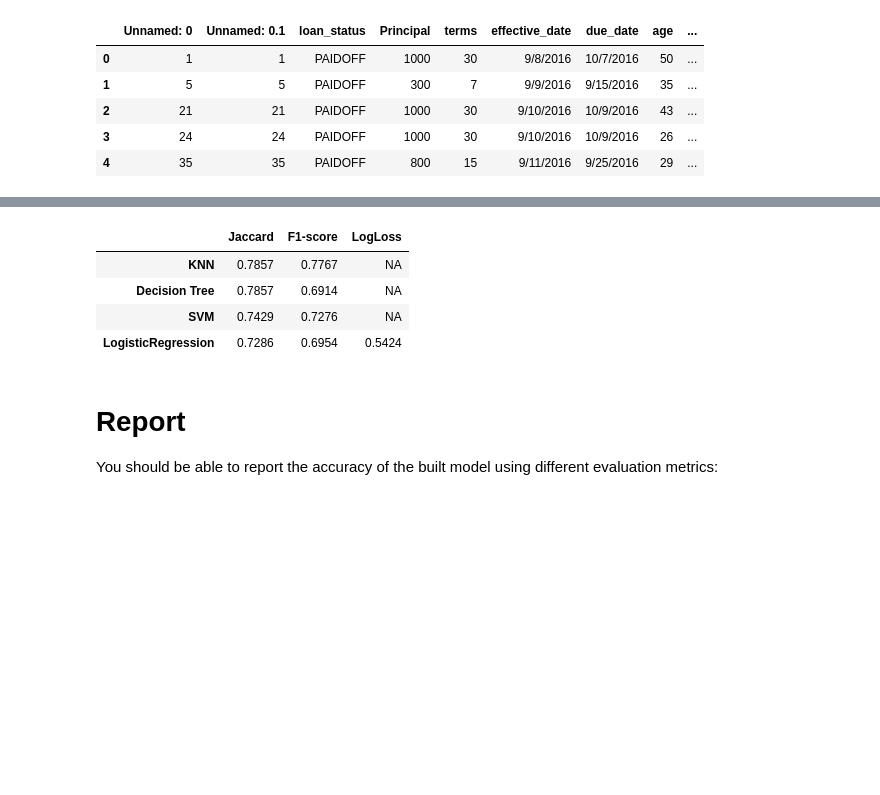
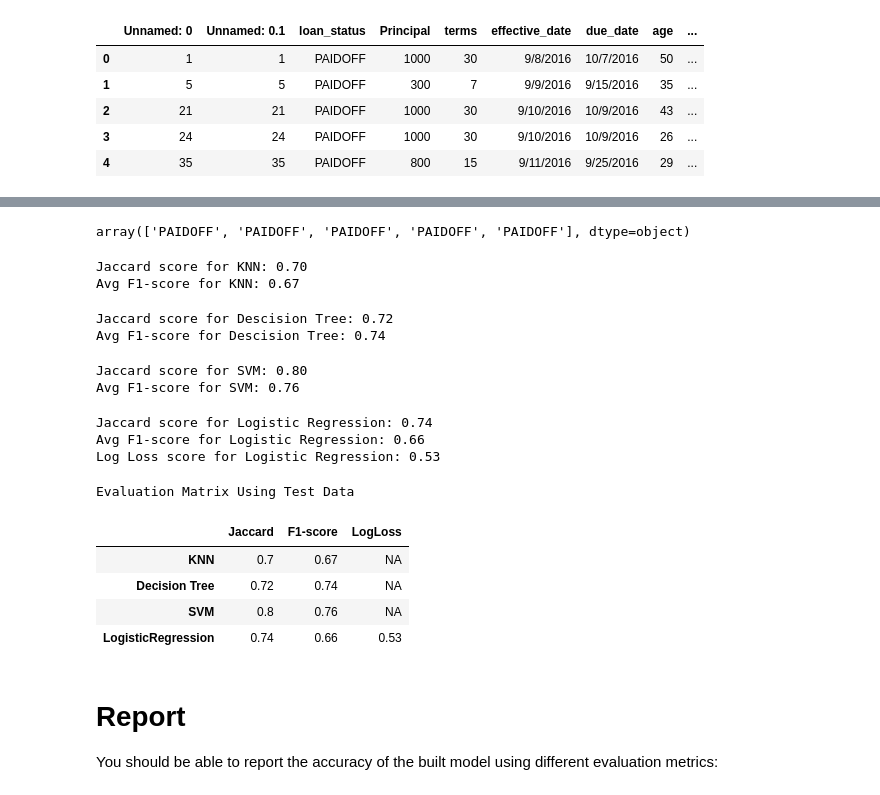
Before and after one commit to SujeethP/Coursera-Caspstone, a Jupyter notebook: Cousera - Machine Learning with Python.ipynb, the cells around one changed output, grey strips where cells are left out. Saved outputs shown, nothing was run; the diff lists cells and outputs as text; code cells hidden in the pictures; blank space fills up the shorter version.

```diff
--- a/Cousera - Machine Learning with Python.ipynb
+++ b/Cousera - Machine Learning with Python.ipynb
@@ -449,20 +497,75 @@ Log Loss score for Logistic Regression: 0.5424
+# %%
+tst_y = test_df['loan_status'].values
+tst_y[0:5]
+# %% [output]
+array(['PAIDOFF', 'PAIDOFF', 'PAIDOFF', 'PAIDOFF', 'PAIDOFF'], dtype=object)
+# %%
+yhat_kNN_test=neigh.predict(tst_X)
+f1_score_kNN_test=f1_score(tst_y, yhat_kNN_test, average='weighted')
+jac_score_kNN_test=jaccard_similarity_score(tst_y, yhat_kNN_test)
+
+
+print("Jaccard score for KNN: %.2f" % jac_score_kNN_test)
+print("Avg F1-score for KNN: %.2f" % f1_score_kNN_test)
+# %% [output]
+Jaccard score for KNN: 0.70
+Avg F1-score for KNN: 0.67
+# %%
+yhat_dt_test = dectree.predict(tst_X)
+f1_score_dt_test=f1_score(tst_y, yhat_dt_test, average='weighted')
+jac_score_dt_test=jaccard_similarity_score(tst_y, yhat_dt_test)
+
+print("Jaccard score for Descision Tree: %.2f" % jac_score_dt_test)
+print("Avg F1-score for Descision Tree: %.2f" % f1_score_dt_test)
+# %% [output]
+Jaccard score for Descision Tree: 0.72
+Avg F1-score for Descision Tree: 0.74
+# %%
+yhat_svm_test = clf.predict(tst_X)
+f1_score_svm_test=f1_score(tst_y, yhat_svm_test, average='weighted')
+jac_score_svm_test=jaccard_similarity_score(tst_y, yhat_svm_test)
+
+print("Jaccard score for SVM: %.2f" % jac_score_svm_test)
+print("Avg F1-score for SVM: %.2f" % f1_score_svm_test)
+# %% [output]
+Jaccard score for SVM: 0.80
+Avg F1-score for SVM: 0.76
+# %%
+yhat_LR_test = LR.predict(tst_X)
+yhat_prob_test = LR.predict_proba(tst_X)
+f1_score_LR_test=f1_score(tst_y, yhat_LR_test, average='weighted')
+jac_score_LR_test=jaccard_similarity_score(tst_y, yhat_LR_test)
+log_loss_LR_test=log_loss(tst_y, yhat_prob_test)
+
+
+
+print("Jaccard score for Logistic Regression: %.2f" % jac_score_LR_test)
+print("Avg F1-score for Logistic Regression: %.2f" % f1_score_LR_test)
+print("Log Loss score for Logistic Regression: %.2f" % log_loss_LR_test)
+# %% [output]
+Jaccard score for Logistic Regression: 0.74
+Avg F1-score for Logistic Regression: 0.66
+Log Loss score for Logistic Regression: 0.53
 # %%
+print ('\033[1m' + '\033[4m' + '\033[95m'+ 'Evaluation Matrix Using Test Data')
+
 data = np.array([['Algorithm','Jaccard','F1-score','LogLoss'],
-                ['KNN',round(jac_score_kNN,4),round(f1_score_kNN,4),'NA'],
-                ['Decision Tree',round(jac_score_dt,4),round(f1_score_dt,4),'NA'],
-                ['SVM',round(jac_score_svm,4),round(f1_score_svm,4),'NA'],
-                ['LogisticRegression',round(jac_score_LR,4),round(f1_score_LR,4),round(log_loss_LR,4)]])
+                ['KNN',round(jac_score_kNN_test,2),round(f1_score_kNN_test,2),'NA'],
+                ['Decision Tree',round(jac_score_dt_test,2),round(f1_score_dt_test,2),'NA'],
+                ['SVM',round(jac_score_svm_test,2),round(f1_score_svm_test,2),'NA'],
+                ['LogisticRegression',round(jac_score_LR_test,2),round(f1_score_LR_test,2),round(log_loss_LR_test,2)]])
 
 df=pd.DataFrame(data=data[1:,1:],
                   index=data[1:,0],
                   columns=data[0,1:])
-df
+display(df)
 # %% [output]
+Evaluation Matrix Using Test Data
 |  | Jaccard | F1-score | LogLoss |
-| KNN | 0.7857 | 0.7767 | NA |
-| Decision Tree | 0.7857 | 0.6914 | NA |
-| SVM | 0.7429 | 0.7276 | NA |
-| LogisticRegression | 0.7286 | 0.6954 | 0.5424 |
+| KNN | 0.7 | 0.67 | NA |
+| Decision Tree | 0.72 | 0.74 | NA |
+| SVM | 0.8 | 0.76 | NA |
+| LogisticRegression | 0.74 | 0.66 | 0.53 |
 # %% [markdown]
 # Report
 You should be able to report the accuracy of the built model using different evaluation metrics:
```
Also changed, not shown: parts of 13 cells of this notebook.
